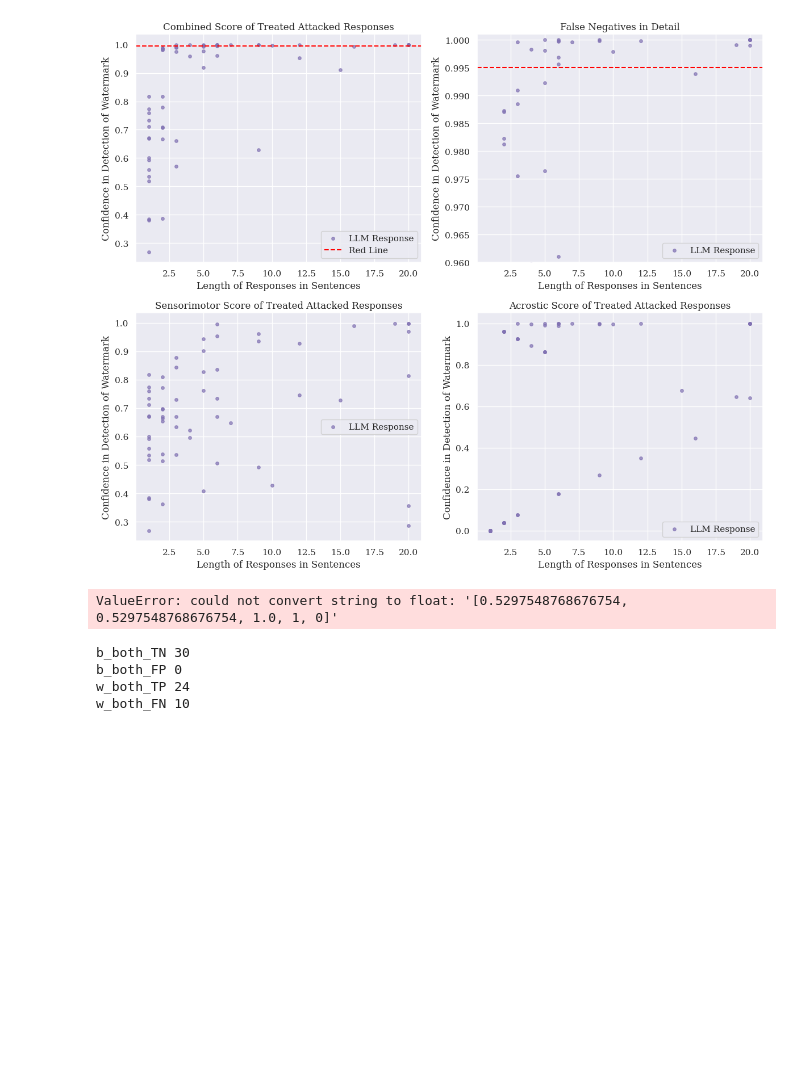
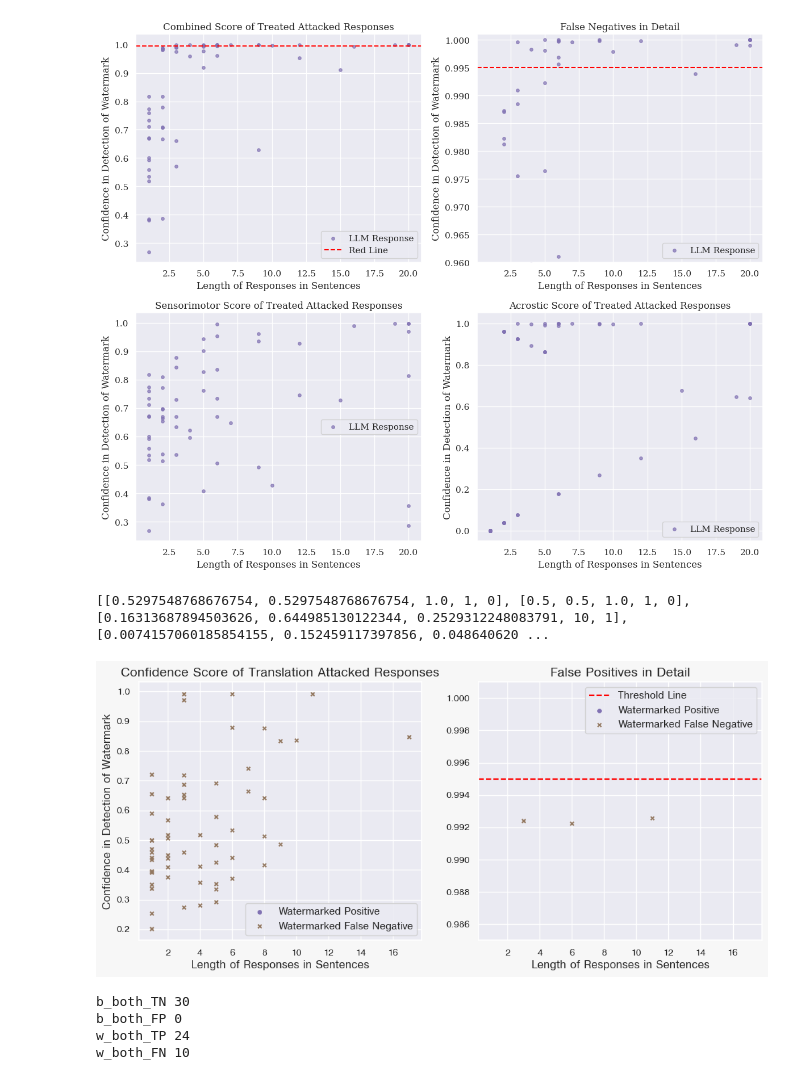
Before and after one commit to CommodoreEU/master-generation, a Jupyter notebook: notebook.ipynb, the cells around one changed output. Saved outputs shown, nothing was run; the diff lists cells and outputs as text; code cells hidden in the pictures; blank space fills up the shorter version.

Commit message:
new plots

```diff
--- a/notebook.ipynb
+++ b/notebook.ipynb
@@ -2085,24 +2085,24 @@ import numpy as np
 from matplotlib.ticker import MaxNLocator
 
 
-# Define a function to convert string representations to lists
-def convert_to_list(string):
-    try:
-        return ast.literal_eval(string)
-    except (SyntaxError, ValueError):
-        return string  # Return the original string if conversion is not possible
+import ast  # Import the ast module
 
-# Specify the file name
-file_name = "output_score2.csv"  # replace with your file name
 scores = []
 
-# Open the file and read the contents
-with open(file_name, 'r') as file:
+# Assuming 'file' is your file object
+with open('output_score2.csv', 'r') as file:
     csv_reader = csv.reader(file)
 
     for row in csv_reader:
-        # Convert each element in the row to float or int as appropriate
-        data_row = [float(item) if '.' in item else int(item) for item in row]
+        # Check if the row looks like a string representation of a list
+        if row[0].startswith('[') and row[0].endswith(']'):
+            # Use ast.literal_eval to safely evaluate the string as a list
+            data_row = ast.literal_eval(row[0])
+        else:
+            # For rows that do not contain a string representation of a list
+            # Convert each element in the row to float or int as appropriate
+            data_row = [float(item) if '.' in item else int(item) for item in row]
+
         scores.append(data_row)
 
 print(scores)
@@ -2176,36 +2176,37 @@ axs[0].scatter(x_values[below_threshold], y_values[below_threshold], s=15, alpha
 
 #axs[0, 0].scatter(x_values1, y_values1, s=15, alpha=0.7, c=['C4'], marker='o', label='LLM Response')
 
 
 
 axs[0].set_title('Confidence Score of Translation Attacked Responses', fontsize=14)
 axs[0].legend()
-axs[0].axhline(y=0.985, color='grey', linestyle='-', alpha=0.6)
+#axs[0].axhline(y=0.985, color='grey', linestyle='-', alpha=0.6)
 
 # Subplot 2
 axs[1].axhline(y=0.995, color='red', linestyle='--', label='Threshold Line')
 
 x_values = np.array(x_values1)
 y_values = np.array(y_values1)
 above_threshold = y_values >= 0.995
 below_threshold = y_values < 0.995
 above_threshold = y_values >= 0.995
 below_threshold = y_values < 0.995
 # Points above threshold
 axs[1].scatter(x_values[above_threshold], y_values[above_threshold], s=15, alpha=1, c='C4', marker='o', label='Watermarked Positive')
 # Points below threshold
 axs[1].scatter(x_values[below_threshold], y_values[below_threshold], s=15, alpha=1, c='C5', marker='x', label='Watermarked False Negative')
 #axs[0, 1].scatter(x_values2, y_values2, s=15, alpha=0.7, c=['C4'], marker='o', label='LLM Response')
 axs[1].set_title('False Positives in Detail', fontsize=14)
 axs[1].legend()
 axs[1].set_ylim(0.985, 1.001)
 
 
 axs[1].legend()
 
-#plt.savefig('paper_plot_attack.png', dpi=300, bbox_inches='tight')
+plt.savefig('oldhash.png', dpi=300, bbox_inches='tight')
 # %% [output]
-ValueError: could not convert string to float: '[0.5297548768676754, 0.5297548768676754, 1.0, 1, 0]'
+[[0.5297548768676754, 0.5297548768676754, 1.0, 1, 0], [0.5, 0.5, 1.0, 1, 0], [0.16313687894503626, 0.644985130122344, 0.2529312248083791, 10, 1], [0.0074157060185854155, 0.152459117397856, 0.048640620 ...
+[figure, added]
 # %%
 import csv
 import ast
```
Also changed, not shown: parts of 3 cells of this notebook, 3 other files.
